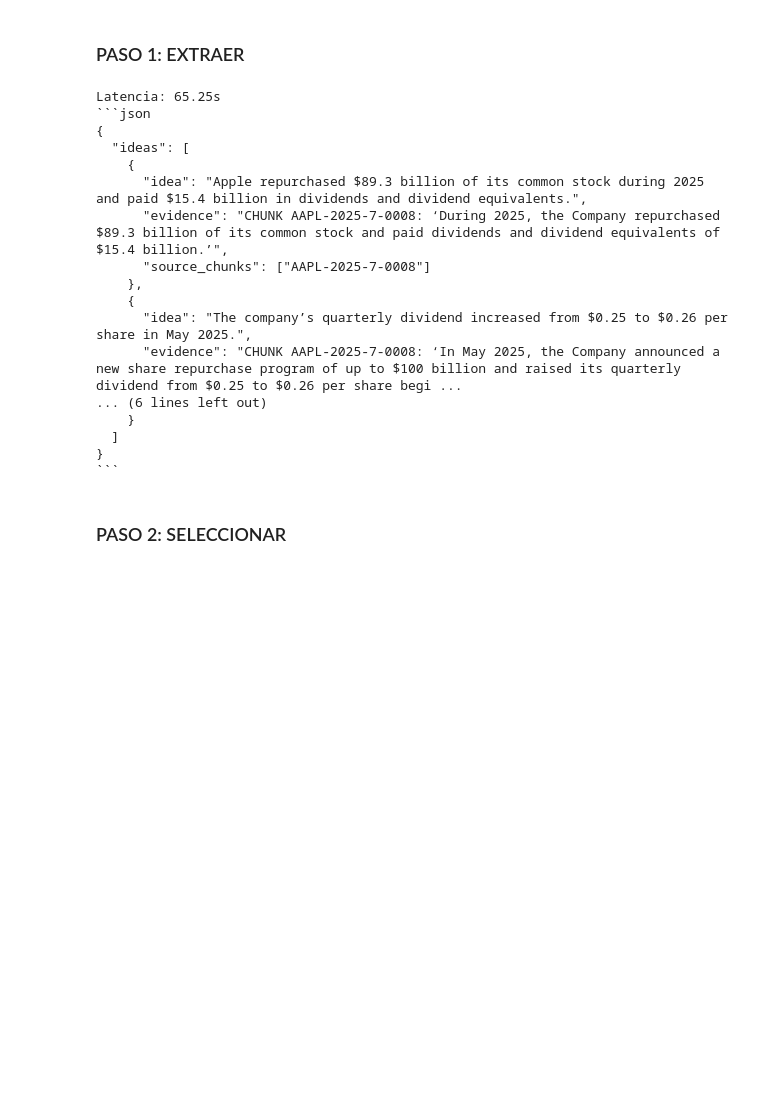
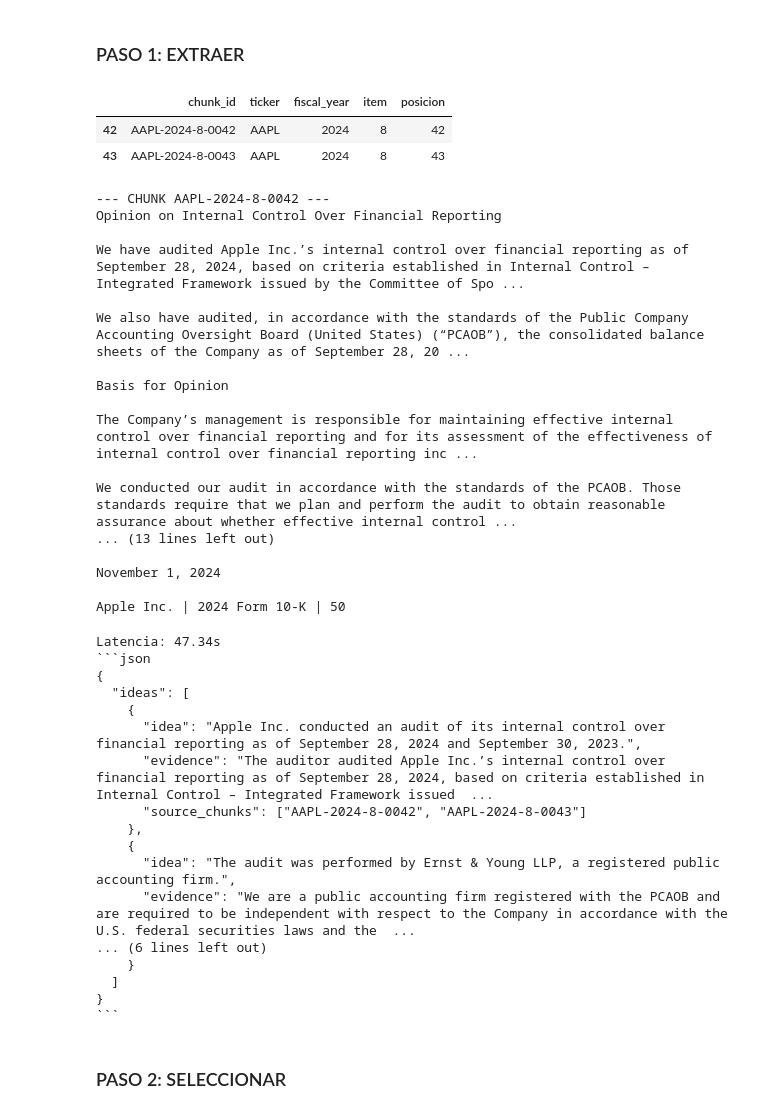
Before and after one commit to mirdbg/FinTok, a Jupyter notebook: notebooks/01_text/02_gemma_text_pipeline_manual.ipynb, the cells around one changed output. Drawn from its saved outputs; the diff is of its cells as text; code cells hidden in the pictures; blank space fills up the shorter version.

````diff
--- a/notebooks/01_text/02_gemma_text_pipeline_manual.ipynb
+++ b/notebooks/01_text/02_gemma_text_pipeline_manual.ipynb
@@ -315,5 +257,68 @@ The Company is subject to various legal proceedings and claims that arise in the
 # %% [markdown]
 ### PASO 1: EXTRAER
+# %%
+# Elegimos manualmente el chunk CENTRAL y añadimos los adyacentes
+
+CHUNK_ID = "AAPL-2024-8-0043"  # cambia aquí el chunk que quieras probar
+
+target = df.loc[df["chunk_id"] == CHUNK_ID].iloc[0]
+
+# Nos quedamos en la misma empresa, año e Item
+section_df = (
+    df[
+        (df["ticker"] == target["ticker"]) &
+        (df["fiscal_year"] == target["fiscal_year"]) &
+        (df["item"] == target["item"])
+    ]
+    .sort_values("posicion")
+    .reset_index(drop=True)
+)
+
+# Localizamos el chunk elegido
+center_idx = section_df.index[
+    section_df["chunk_id"] == CHUNK_ID
+][0]
+
+# Chunk anterior + central + posterior
+start = max(0, center_idx - 1)
+end = min(len(section_df), center_idx + 2)
+
+context_df = section_df.iloc[start:end]
+
+display(
+    context_df[
+        ["chunk_id", "ticker", "fiscal_year", "item", "posicion"]
+    ]
+)
+
+context_text = "\n\n".join(
+    f"""--- CHUNK {row['chunk_id']} ---
+{row['texto']}"""
+    for _, row in context_df.iterrows()
+)
+
+print(context_text)
+# %% [output]
+|  | chunk_id | ticker | fiscal_year | item | posicion |
+| 42 | AAPL-2024-8-0042 | AAPL | 2024 | 8 | 42 |
+| 43 | AAPL-2024-8-0043 | AAPL | 2024 | 8 | 43 |
+--- CHUNK AAPL-2024-8-0042 ---
+Opinion on Internal Control Over Financial Reporting
+
+We have audited Apple Inc.’s internal control over financial reporting as of September 28, 2024, based on criteria established in Internal Control – Integrated Framework issued by the Committee of Spo ...
+
+We also have audited, in accordance with the standards of the Public Company Accounting Oversight Board (United States) (“PCAOB”), the consolidated balance sheets of the Company as of September 28, 20 ...
+
+Basis for Opinion
+
+The Company’s management is responsible for maintaining effective internal control over financial reporting and for its assessment of the effectiveness of internal control over financial reporting inc ...
+
+We conducted our audit in accordance with the standards of the PCAOB. Those standards require that we plan and perform the audit to obtain reasonable assurance about whether effective internal control ...
+... (13 lines left out)
+
+November 1, 2024
+
+Apple Inc. | 2024 Form 10-K | 50
 # %%
 EXTRACT_SYSTEM = """
 You are a financial analyst specialized in SEC 10-K filings.
@@ -380,18 +385,18 @@ extract_output, extract_latency = ask_gemma(
 print(f"Latencia: {extract_latency:.2f}s")
 print(extract_output)
 # %% [output]
-Latencia: 65.25s
+Latencia: 47.34s
 ```json
 {
   "ideas": [
     {
-      "idea": "Apple repurchased $89.3 billion of its common stock during 2025 and paid $15.4 billion in dividends and dividend equivalents.",
-      "evidence": "CHUNK AAPL-2025-7-0008: ‘During 2025, the Company repurchased $89.3 billion of its common stock and paid dividends and dividend equivalents of $15.4 billion.’",
-      "source_chunks": ["AAPL-2025-7-0008"]
+      "idea": "Apple Inc. conducted an audit of its internal control over financial reporting as of September 28, 2024 and September 30, 2023.",
+      "evidence": "The auditor audited Apple Inc.’s internal control over financial reporting as of September 28, 2024, based on criteria established in Internal Control – Integrated Framework issued  ...
+      "source_chunks": ["AAPL-2024-8-0042", "AAPL-2024-8-0043"]
     },
     {
-      "idea": "The company’s quarterly dividend increased from $0.25 to $0.26 per share in May 2025.",
-      "evidence": "CHUNK AAPL-2025-7-0008: ‘In May 2025, the Company announced a new share repurchase program of up to $100 billion and raised its quarterly dividend from $0.25 to $0.26 per share begi ...
+      "idea": "The audit was performed by Ernst & Young LLP, a registered public accounting firm.",
+      "evidence": "We are a public accounting firm registered with the PCAOB and are required to be independent with respect to the Company in accordance with the U.S. federal securities laws and the  ...
 ... (6 lines left out)
     }
   ]
````
Also changed, not shown: parts of 6 cells of this notebook.
